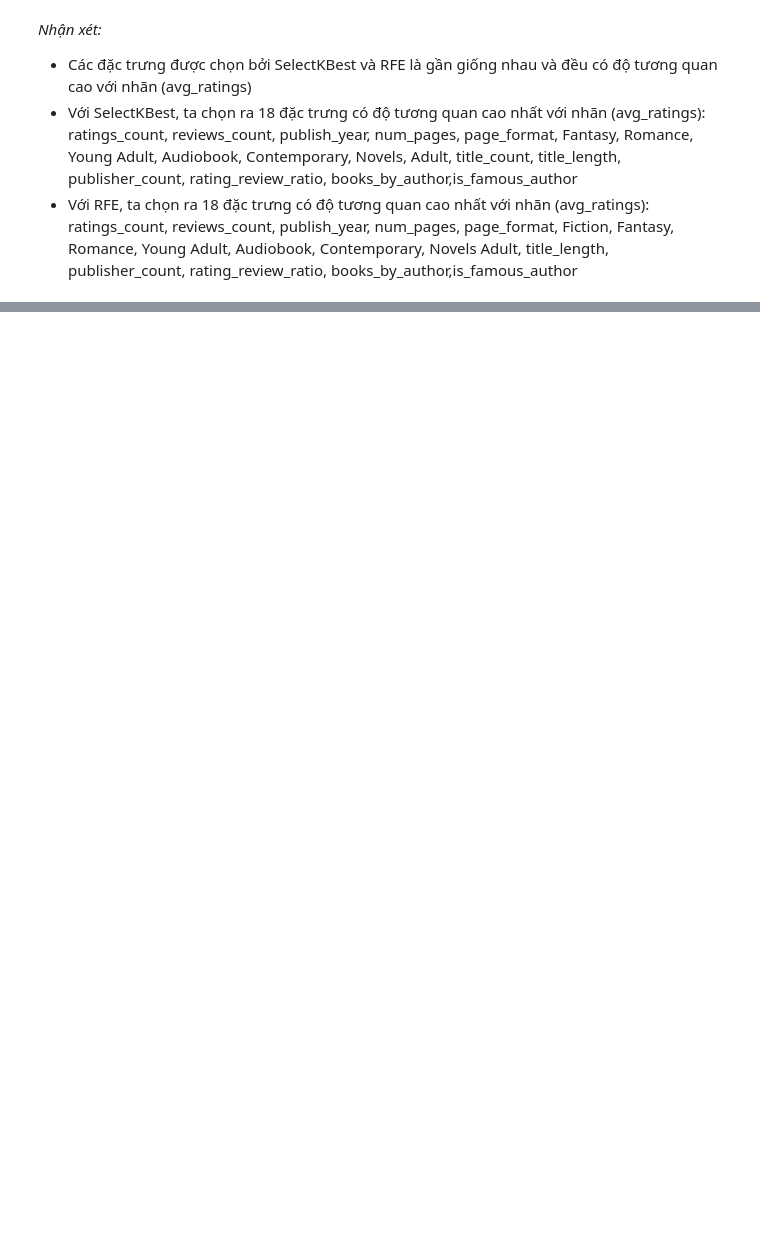
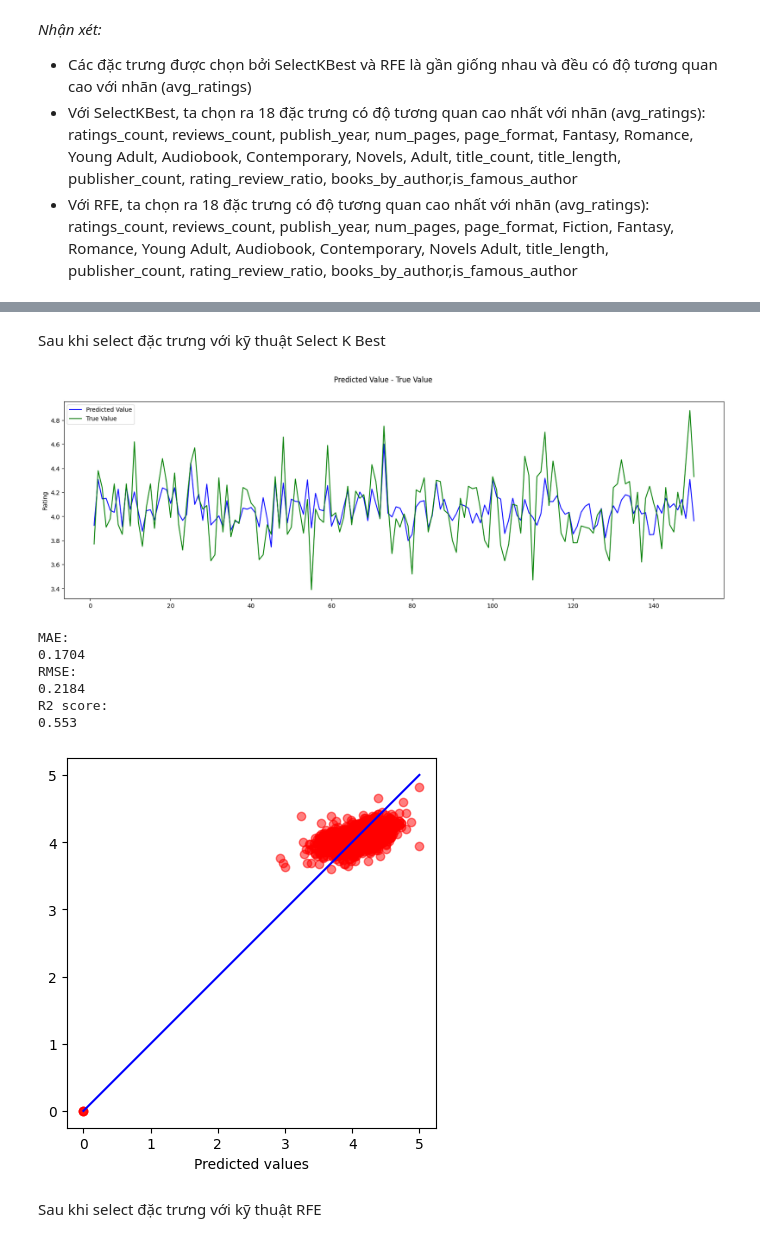
Before and after one commit to legitb0y/KHDL_CK_DCD, a Jupyter notebook: main_10000.ipynb, the cells around one changed output, grey strips where cells are left out. Cells and saved outputs as stored; diff of their text form; code cells hidden in the pictures; blank space fills up the shorter version.

```diff
--- a/main_10000.ipynb
+++ b/main_10000.ipynb
@@ -562,0 +682,19 @@ Fiction, Fantasy, Romance, Young Adult, Audiobook, Contemporary, Novels Adult, t
+# %% [markdown]
+Sau khi select đặc trưng với kỹ thuật Select K Best
+# %%
+rf = RandomForestRegressor()
+y_pred_SF_rf = trainDefaultModel(rf, X_train_SKB_RF , y_train, X_val_SF_SKB)
+# %%
+plotValue(y_val, y_pred_SF_rf)
+x,y,z = accuracyScore(y_val, y_pred_SF_rf)
+# %% [output]
+[figure, added]
+MAE:
+0.1704
+RMSE:
+0.2184
+R2 score:
+0.553
+[figure, added]
+# %% [markdown]
+Sau khi select đặc trưng với kỹ thuật RFE
```
Also changed, not shown: parts of 51 cells of this notebook.
